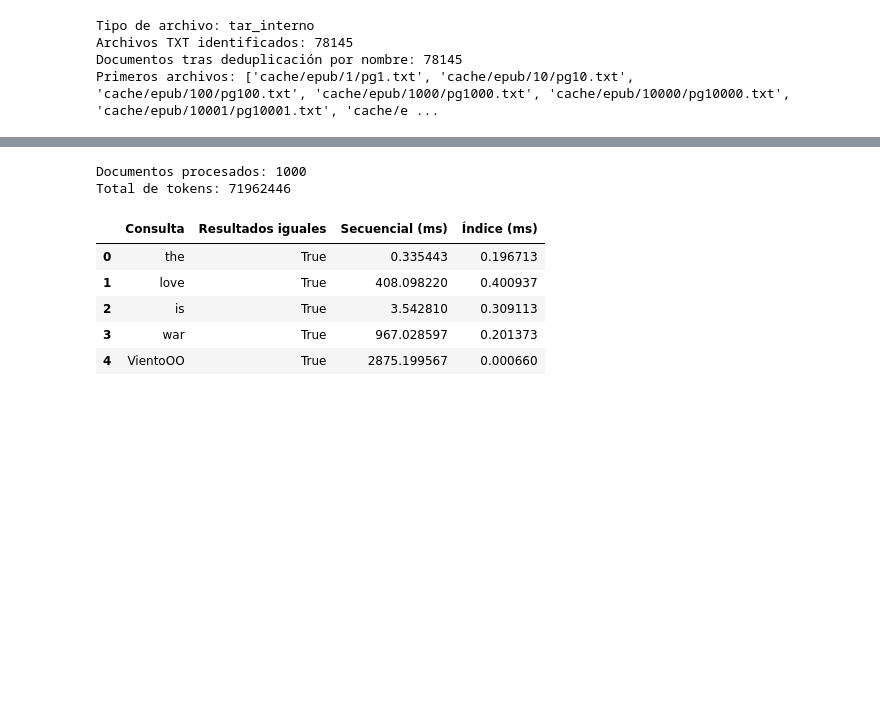
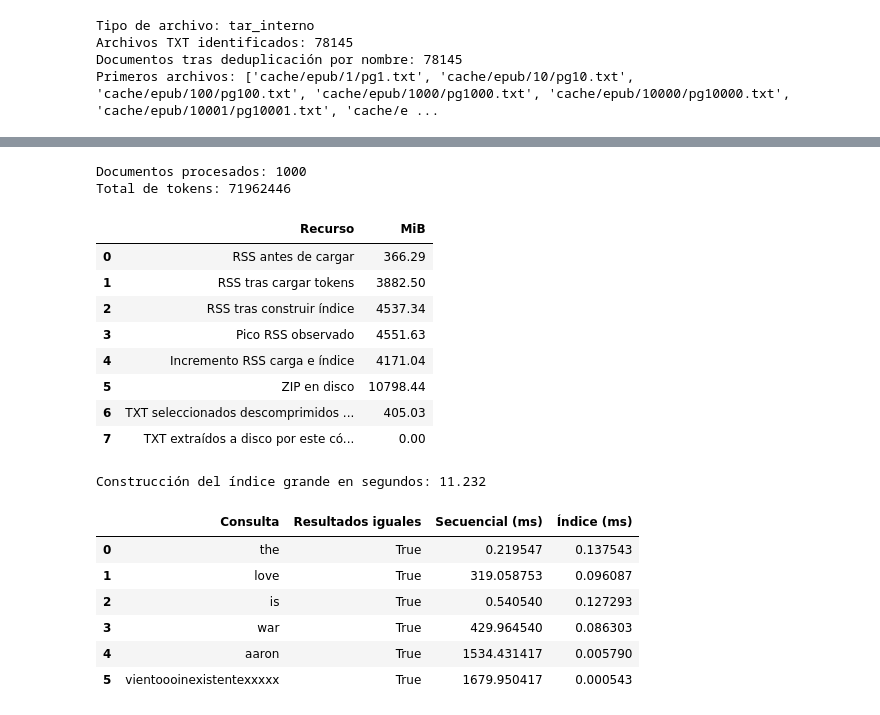
Before and after one commit to Handresth404/Recuperacion-de-Informacion, a Jupyter notebook: Unidad 1/02/02_booleansearch_Ayala_Christian.ipynb, the cells around one changed output, grey strips where cells are left out. Drawn from its saved outputs; the diff is of its cells as text; code cells hidden in the pictures; blank space fills up the shorter version.

```diff
--- a/Unidad 1/02/02_booleansearch_Ayala_Christian.ipynb
+++ b/Unidad 1/02/02_booleansearch_Ayala_Christian.ipynb
@@ -115,7 +119,19 @@ def busqueda_secuencial(consulta, documentos):
         return []
     return _busqueda_secuencial_token(terminos[0], documentos)
 
-consultas = ["the", "love", "is", "war", "VientoOO"]
+# Elegir un término de DF bajo para cumplir la prueba de término raro.
+# Esta estructura solo selecciona la consulta y no participa en la búsqueda.
+df_seleccion = defaultdict(int)
+for tokens in documentos.values():
+    for termino in set(tokens):
+        df_seleccion[termino] += 1
+termino_raro = next(t for t in sorted(df_seleccion)
+                    if t.isalpha() and len(t) >= 5 and 1 <= df_seleccion[t] <= 2)
+termino_inexistente = "vientoooinexistentexxxxx"
+assert termino_inexistente not in df_seleccion
+consultas = ["the", "love", "is", "war", termino_raro, termino_inexistente]
+print("Término raro:", termino_raro, "DF:", df_seleccion[termino_raro])
+del df_seleccion
 for consulta in consultas:
     resultado = busqueda_secuencial(consulta, documentos)
     print(f"Consulta: {consulta}")
@@ -206,7 +221,7 @@ def construir_indice(documentos):
 indice = construir_indice(documentos)
 print("Términos únicos:", len(indice))
 
-for termino in ["the", "love", "is", "war", "VientoOO"]:
+for termino in consultas:
     postings = sorted(indice.get(termino.lower(), set()))
     print(f"\nTérmino: {termino}")
     print("Postings:", postings)
@@ -401,7 +445,9 @@ if tipo_archivo == "zip_txt":
     with zipfile.ZipFile(RUTA_ZIP, "r") as zf:
         for nombre in seleccion:
             with zf.open(nombre) as f:
-                texto = f.read().decode("utf-8", errors="ignore")
+                contenido = f.read()
+                bytes_texto_procesado += len(contenido)
+                texto = contenido.decode("utf-8", errors="ignore")
             documentos_grandes[nombre] = tokenizar(texto)
 
 else:
@@ -420,46 +466,81 @@ else:
                     if f is None:
                         continue
 
-                    texto = f.read().decode("utf-8", errors="ignore")
+                    contenido = f.read()
+                    bytes_texto_procesado += len(contenido)
+                    texto = contenido.decode("utf-8", errors="ignore")
                     documentos_grandes[miembro.name] = tokenizar(texto)
                     pendientes.remove(miembro.name)
 
                     if not pendientes:
                         break
 
 
 print("Documentos procesados:", len(documentos_grandes))
 print("Total de tokens:", sum(map(len, documentos_grandes.values())))
 
+assert len(documentos_grandes) == len(seleccion), "Faltan documentos seleccionados"
+del contenido, texto
+memoria_tras_carga = proceso.memory_info().rss
+inicio_indice = time.perf_counter()
 indice_grande = construir_indice(documentos_grandes)
+segundos_indice = time.perf_counter() - inicio_indice
+memoria_tras_indice = proceso.memory_info().rss
+memoria_pico[0] = max(memoria_pico[0], memoria_tras_indice)
+detener_muestreo.set()
+hilo_memoria.join()
+tabla_recursos = pd.DataFrame([
+    {"Recurso": "RSS antes de cargar", "MiB": memoria_base / 2**20},
+    {"Recurso": "RSS tras cargar tokens", "MiB": memoria_tras_carga / 2**20},
+    {"Recurso": "RSS tras construir índice", "MiB": memoria_tras_indice / 2**20},
+    {"Recurso": "Pico RSS observado", "MiB": memoria_pico[0] / 2**20},
+    {"Recurso": "Incremento RSS carga e índice", "MiB": (memoria_tras_indice - memoria_base) / 2**20},
+    {"Recurso": "ZIP en disco", "MiB": RUTA_ZIP.stat().st_size / 2**20},
+    {"Recurso": "TXT seleccionados descomprimidos en flujo", "MiB": bytes_texto_procesado / 2**20},
+    {"Recurso": "TXT extraídos a disco por este código", "MiB": 0.0}
+])
+display(tabla_recursos.round(2))
+print("Construcción del índice grande en segundos:", round(segundos_indice, 3))
 
 resultados_grandes = []
 
 for consulta in consultas:
     sec = set(busqueda_secuencial(consulta, documentos_grandes))
     inv = set(busqueda_indice(consulta, indice_grande))
 
     resultados_grandes.append({
         "Consulta": consulta,
         "Resultados iguales": sec == inv,
         "Secuencial (ms)": medir_tiempo(
             _busqueda_secuencial_token, tokenizar(consulta)[0], documentos_grandes
         ),
         "Índice (ms)": medir_tiempo(
             _busqueda_indice_token, tokenizar(consulta)[0], indice_grande
         )
     })
 
 display(pd.DataFrame(resultados_grandes))
+assert all(fila["Resultados iguales"] for fila in resultados_grandes)
 # %% [output]
 Documentos procesados: 1000
 Total de tokens: 71962446
-|  | Consulta | Resultados iguales | Secuencial (ms) | Índice (ms) |
-| 0 | the | True | 0.335443 | 0.196713 |
-| 1 | love | True | 408.098220 | 0.400937 |
-| 2 | is | True | 3.542810 | 0.309113 |
-| 3 | war | True | 967.028597 | 0.201373 |
-| 4 | VientoOO | True | 2875.199567 | 0.000660 |
+|  | Recurso | MiB |
+| 0 | RSS antes de cargar | 366.29 |
+| 1 | RSS tras cargar tokens | 3882.50 |
+| 2 | RSS tras construir índice | 4537.34 |
+| 3 | Pico RSS observado | 4551.63 |
+| 4 | Incremento RSS carga e índice | 4171.04 |
+| 5 | ZIP en disco | 10798.44 |
+| 6 | TXT seleccionados descomprimidos ... | 405.03 |
+| 7 | TXT extraídos a disco por este có... | 0.00 |
+Construcción del índice grande en segundos: 11.232
+|  | Consulta | Resultados iguales | Secuencial (ms) | Índice (ms) |
+| 0 | the | True | 0.219547 | 0.137543 |
+| 1 | love | True | 319.058753 | 0.096087 |
+| 2 | is | True | 0.540540 | 0.127293 |
+| 3 | war | True | 429.964540 | 0.086303 |
+| 4 | aaron | True | 1534.431417 | 0.005790 |
+| 5 | vientoooinexistentexxxxx | True | 1679.950417 | 0.000543 |
 # %% [markdown]
 ### Parte C. Análisis experimental de escalabilidad
 
```
Also changed, not shown: parts of 15 cells of this notebook, 3 other files.
